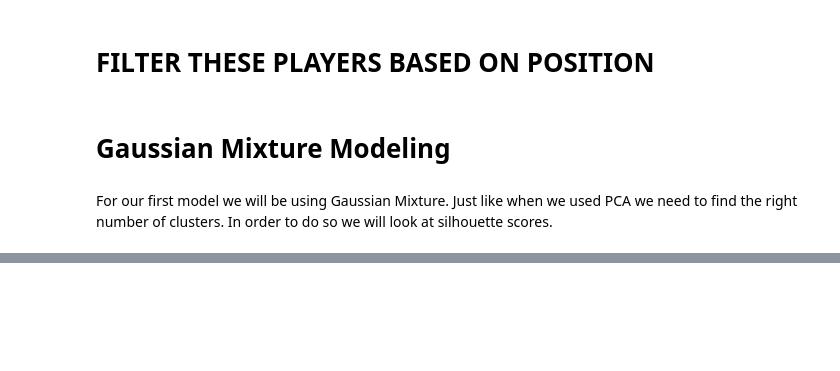
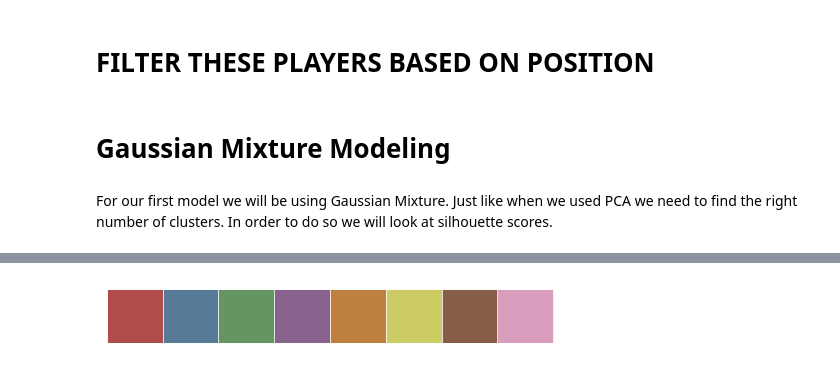
Before and after one commit to desaiiviral/Projects, a Jupyter notebook: Fantasy Ranking.ipynb, the cells around one changed output, grey strips where cells are left out. Saved outputs shown, nothing was run; the diff lists cells and outputs as text; code cells hidden in the pictures; blank space fills up the shorter version.

```diff
--- a/Fantasy Ranking.ipynb
+++ b/Fantasy Ranking.ipynb
@@ -223,0 +264,5 @@ One of the main problems with finding identifiable clusters is that we simply do
+# %%
+#setting color palette
+current = sns.color_palette(sns.palplot(sns.color_palette("Set1", n_colors=8, desat=.5)))
+# %% [output]
+[figure, added]
```
Also changed, not shown: parts of 12 cells of this notebook.
